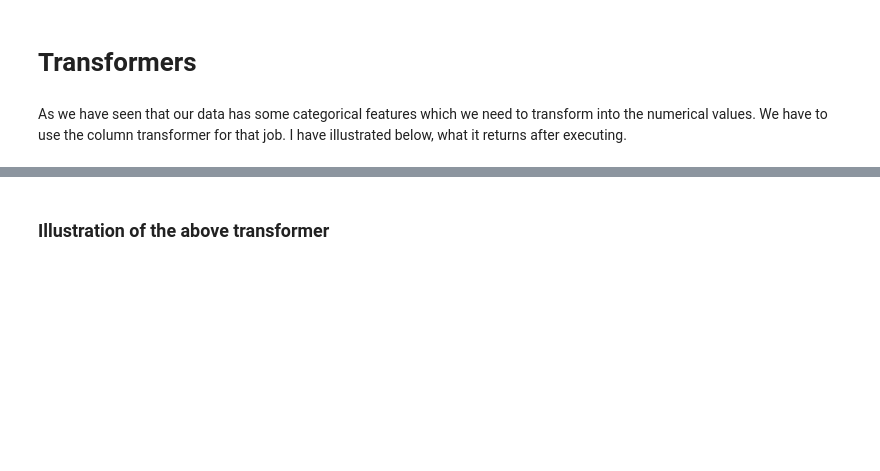
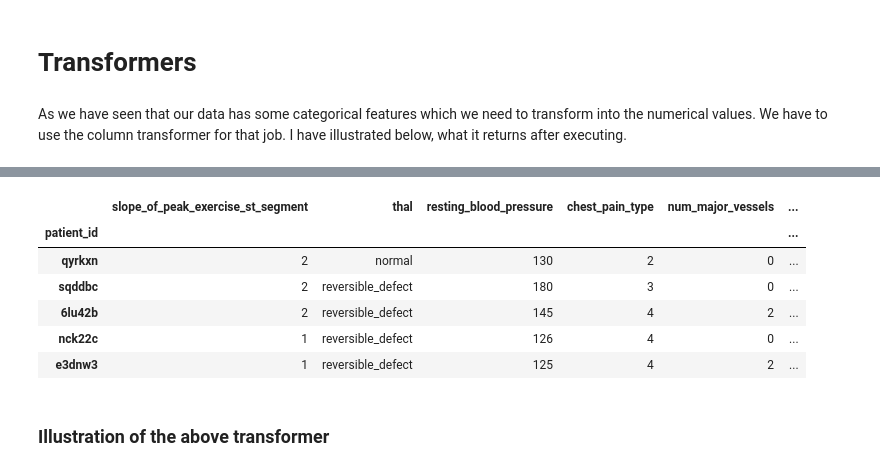
Before and after one commit to surjeet143/Heart-disease-detection, a Jupyter notebook: Heart Disease Detection/heart-disease-detection.ipynb, the cells around one changed output, grey strips where cells are left out. Saved outputs shown, nothing was run; the diff lists cells and outputs as text; code cells hidden in the pictures; blank space fills up the shorter version.

```diff
--- a/Heart Disease Detection/heart-disease-detection.ipynb
+++ b/Heart Disease Detection/heart-disease-detection.ipynb
@@ -164,3 +96,18 @@ class CustomLabelEncoder(BaseEstimator, TransformerMixin):
+# %%
+import category_encoders as ce
+encoder = ce.HelmertEncoder(cols =categorical_features, drop_invariant=True )
+dfh = encoder.fit_transform(X_train[categorical_features])
+df = pd.concat([X_train, dfh], axis = 1)
+# %%
+df.head()
+# %% [output]
+|  | slope_of_peak_exercise_st_segment | thal | resting_blood_pressure | chest_pain_type | num_major_vessels | ... |
+| patient_id |  |  |  |  |  | ... |
+| qyrkxn | 2 | normal | 130 | 2 | 0 | ... |
+| sqddbc | 2 | reversible_defect | 180 | 3 | 0 | ... |
+| 6lu42b | 2 | reversible_defect | 145 | 4 | 2 | ... |
+| nck22c | 1 | reversible_defect | 126 | 4 | 0 | ... |
+| e3dnw3 | 1 | reversible_defect | 125 | 4 | 2 | ... |
 # %% [markdown]
 ### Illustration of the above transformer
 # %%
```
Also changed, not shown: parts of 34 cells of this notebook.
